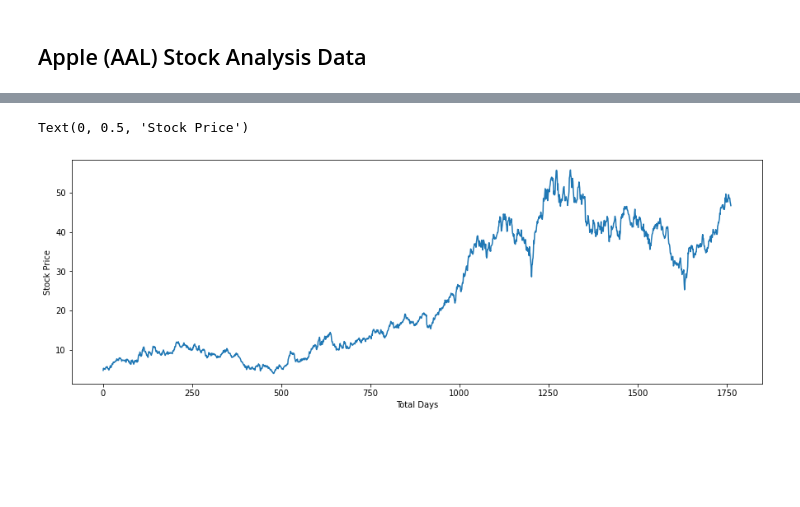
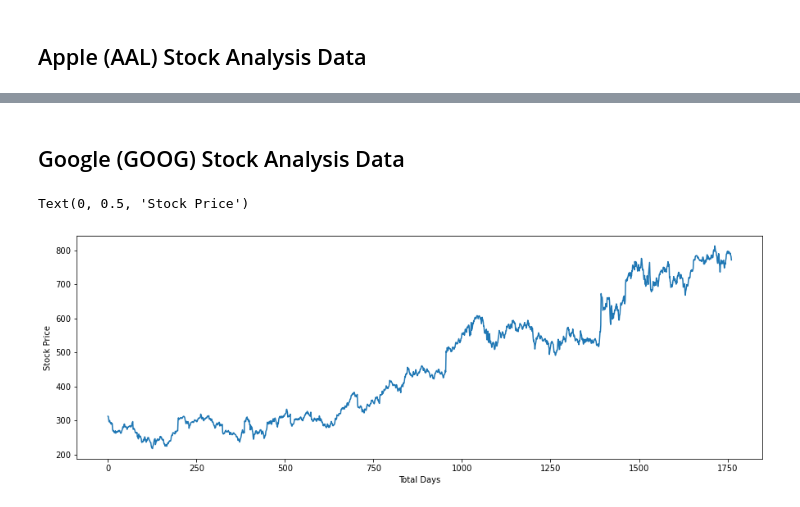
Before and after one commit to YudhaHM/2.DS_Project_Kaggle-NewYork_StockPrice_Analysis, a Jupyter notebook: Kaggle - NY Stock Price Analysis.ipynb, the cells around one changed output, grey strips where cells are left out. Saved outputs shown, nothing was run; the diff lists cells and outputs as text; code cells hidden in the pictures; blank space fills up the shorter version.

Commit message:
Add AAPL and GOOGL's Visualization Chart

```diff
--- a/Kaggle - NY Stock Price Analysis.ipynb
+++ b/Kaggle - NY Stock Price Analysis.ipynb
@@ -124,8 +167,10 @@ memory usage: 45.5+ MB
+# %% [markdown]
+## Google (GOOG) Stock Analysis Data
 # %%
 plt.figure(figsize=(15,5))
-plt.plot(prices2[prices2['symbol'] == "AAL"].close.values)
+plt.plot(prices2[prices2['symbol'] == "GOOG"].close.values)
 plt.xlabel('Total Days')
 plt.ylabel("Stock Price")
 # %% [output]
 Text(0, 0.5, 'Stock Price')
-[figure, old version]
+[figure, new version]
```
Also changed, not shown: parts of 7 cells of this notebook.
